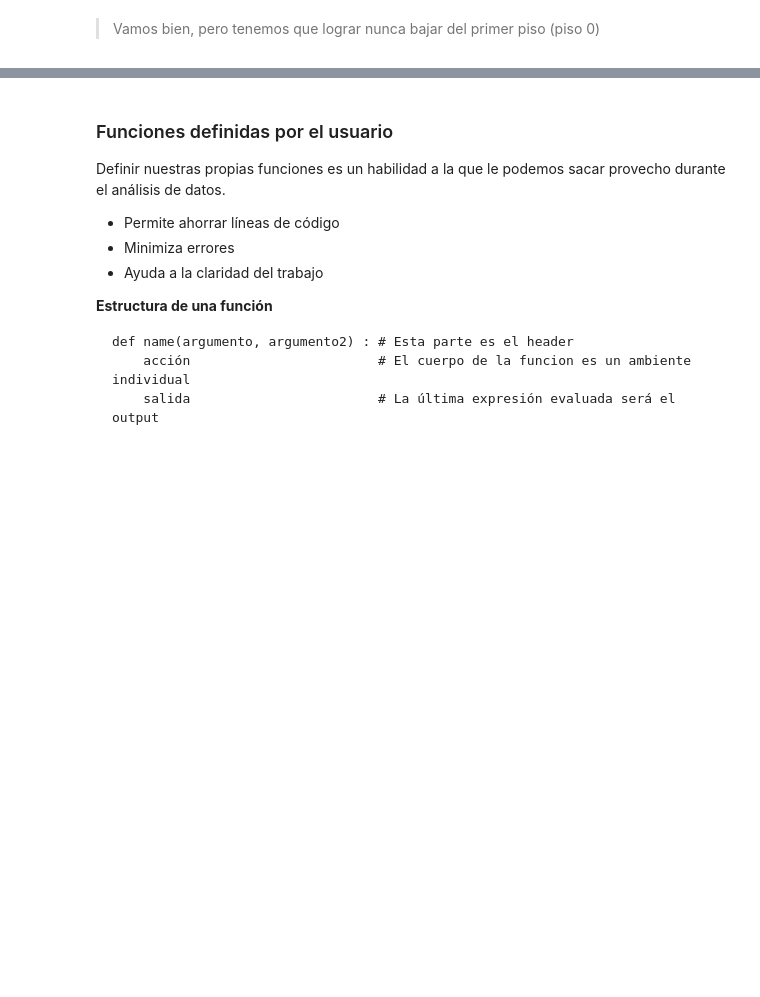
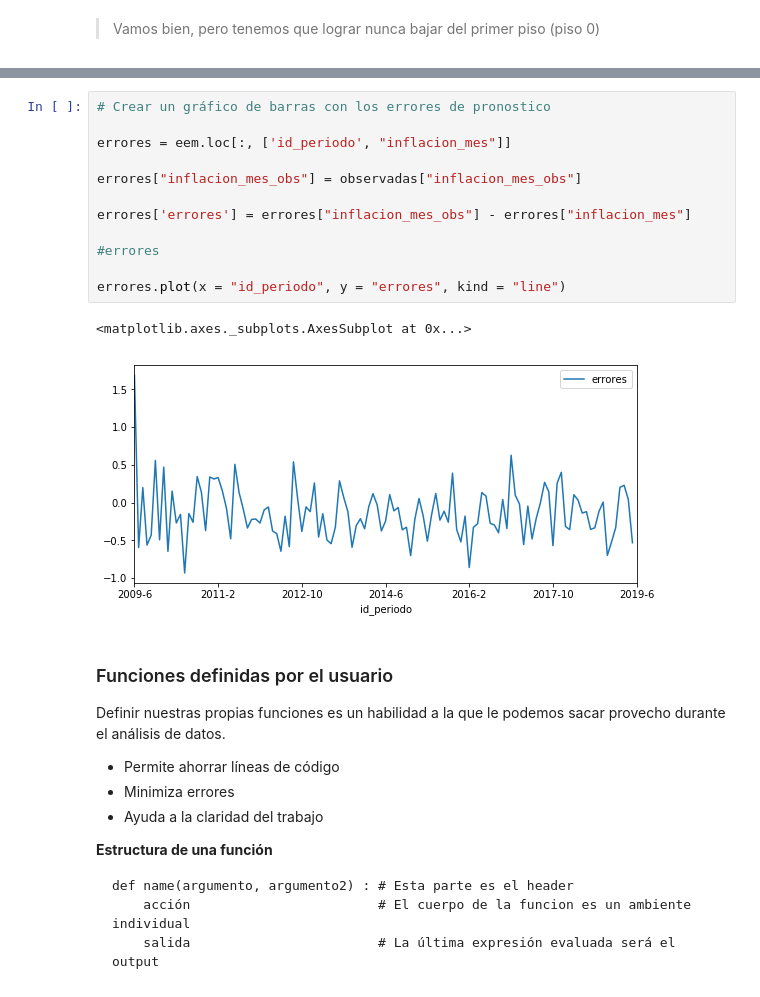
Before and after one commit to Johan-rosa/curso-python-bcrd, a Jupyter notebook: curso_python_bcrd.ipynb, the cells around one changed output, grey strips where cells are left out. Cells and saved outputs as stored; diff of their text form; blank space fills up the shorter version.

```diff
--- a/curso_python_bcrd.ipynb
+++ b/curso_python_bcrd.ipynb
@@ -618,3 +745,18 @@ print(random_walk)
+# %%
+# Crear un gráfico de barras con los errores de pronostico
+
+errores = eem.loc[:, ['id_periodo', "inflacion_mes"]]
+
+errores["inflacion_mes_obs"] = observadas["inflacion_mes_obs"]
+
+errores['errores'] = errores["inflacion_mes_obs"] - errores["inflacion_mes"]
+
+#errores
+
+errores.plot(x = "id_periodo", y = "errores", kind = "line")
+# %% [output]
+<matplotlib.axes._subplots.AxesSubplot at 0x...>
+[figure, added]
 # %% [markdown]
 ### Funciones definidas por el usuario
 
```
Also changed, not shown: parts of 39 cells of this notebook, 2 other files.
